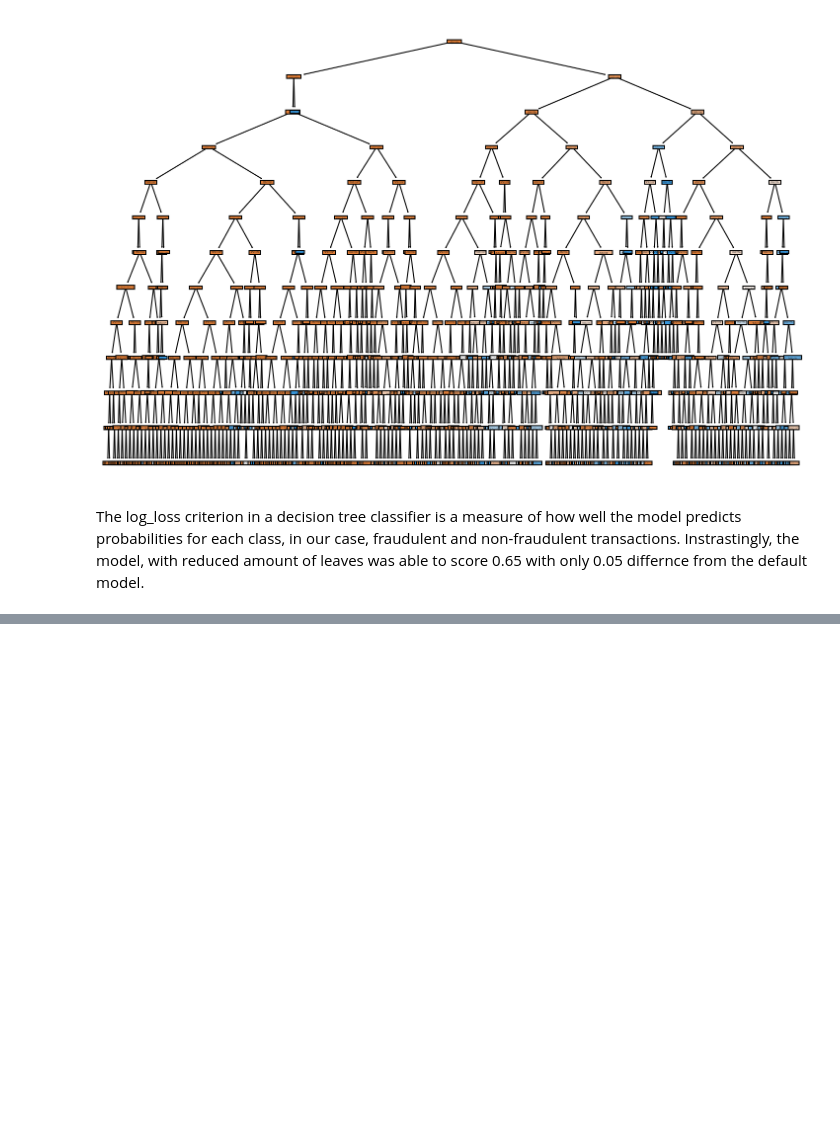
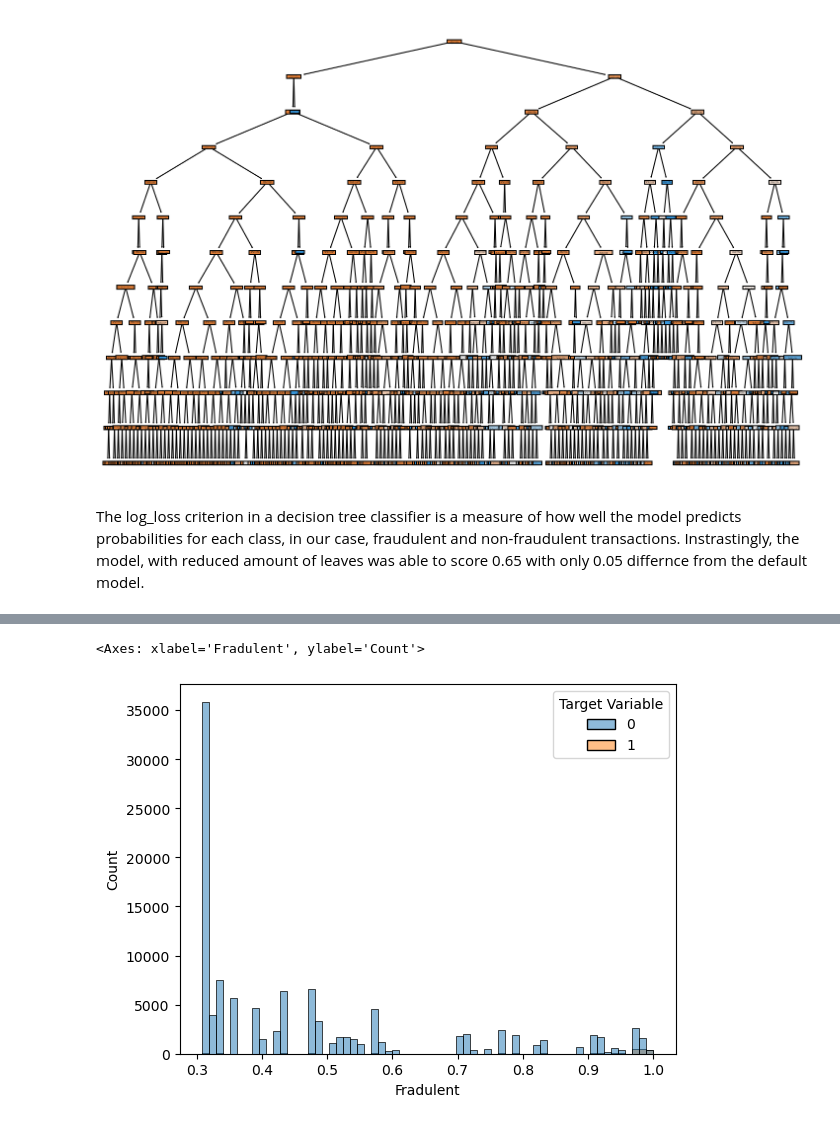
Before and after one commit to Kokolipa/fraudulent_transactions, a Jupyter notebook: ML_and_dashboard/ML/ml_model.ipynb, the cells around one changed output, grey strips where cells are left out. Saved outputs shown, nothing was run; the diff lists cells and outputs as text; code cells hidden in the pictures; blank space fills up the shorter version.

```diff
--- a/ML_and_dashboard/ML/ml_model.ipynb
+++ b/ML_and_dashboard/ML/ml_model.ipynb
@@ -398,0 +416,9 @@ pickle.dump(tree_class, open('model.pkl','wb'))
+# %%
+predictions = pickled_model.predict_proba(X_test)
+# %%
+df = pd.DataFrame(predictions).rename(columns={0: "Non-Fradulent", 1: "Fradulent"})
+# %%
+df['Target Variable'] = y_test
+# %%
+histogram = df.loc[df['Fradulent'] > 0.3]
+histogram
@@ -398,0 +439,5 @@ pickle.dump(tree_class, open('model.pkl','wb'))
+# %%
+sns.histplot(histogram, x="Fradulent", hue="Target Variable")
+# %% [output]
+<Axes: xlabel='Fradulent', ylabel='Count'>
+[figure, added]
```
Also changed, not shown: parts of 28 cells of this notebook, 2 other files.
